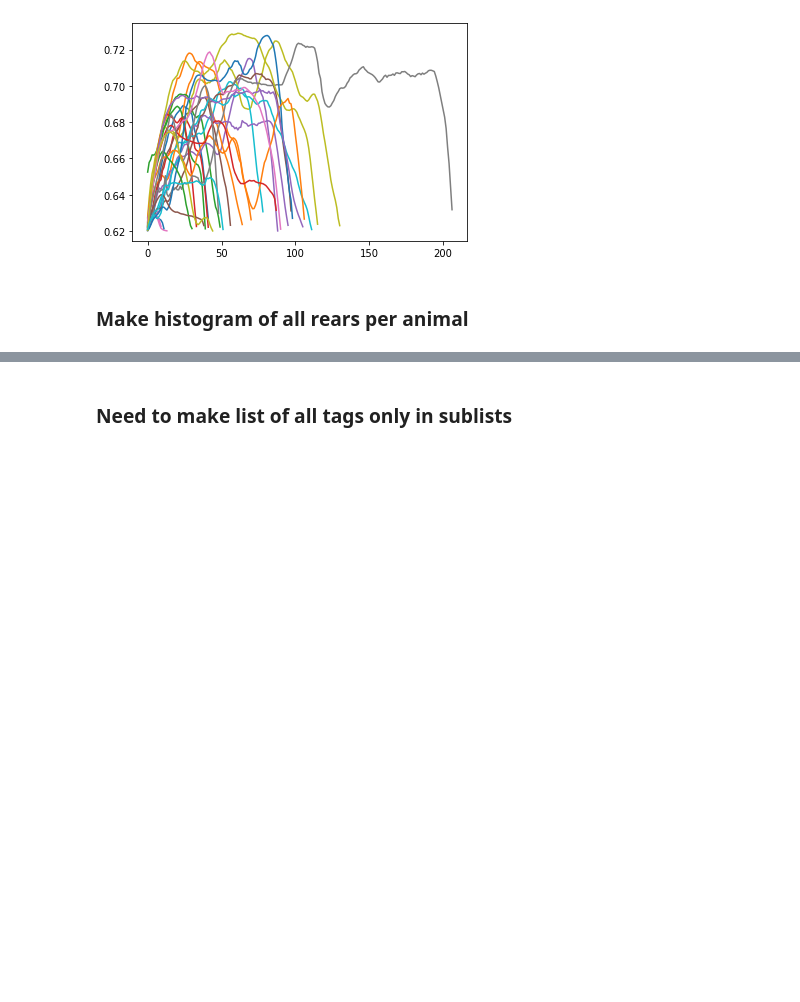
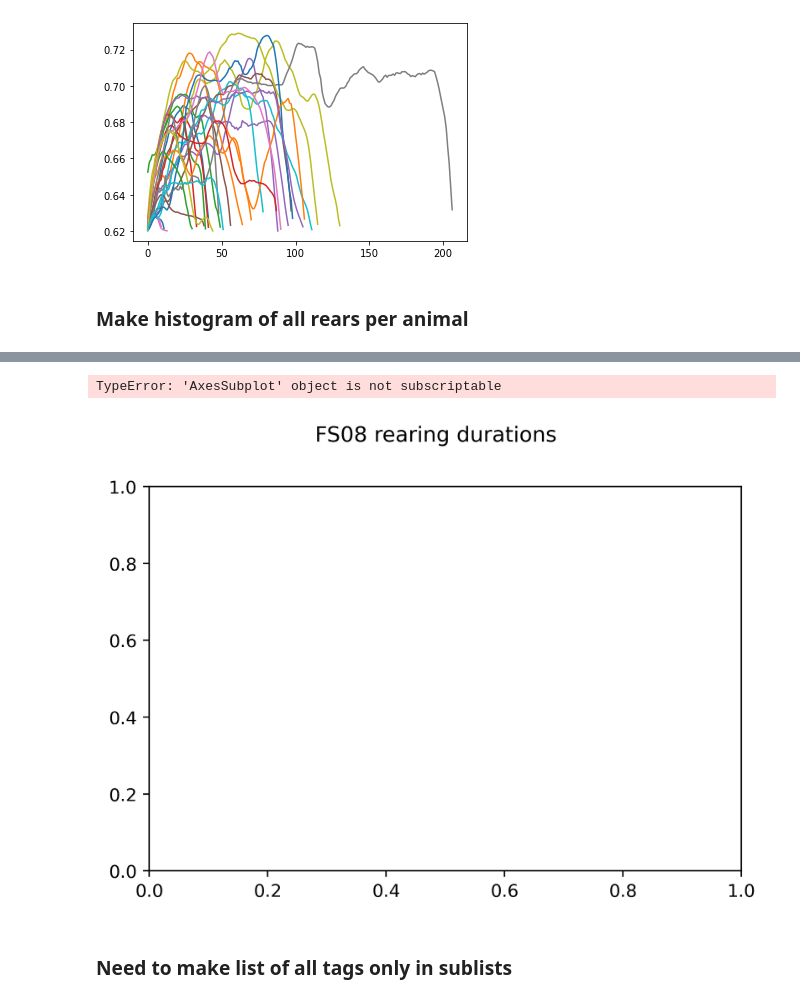
Before and after one commit to Fabalinks/Rearing_analysis, a Jupyter notebook: Code/20211201_FS_rearing_dynamics_PLOTTING.ipynb, the cells around one changed output, grey strips where cells are left out. Saved outputs shown, nothing was run; the diff lists cells and outputs as text; code cells hidden in the pictures; blank space fills up the shorter version.

```diff
--- a/Code/20211201_FS_rearing_dynamics_PLOTTING.ipynb
+++ b/Code/20211201_FS_rearing_dynamics_PLOTTING.ipynb
@@ -112,3 +117,24 @@ TypeError: 'float' object cannot be interpreted as an integer
+# %%
+
+def make_simple_graphs (animal_ID,lenght):
+    binwidth=.075
+    plt.tight_layout
+    bins = np.arange(0, 1.5 + binwidth, binwidth)
+    bins[1]= 0.085
+    fig, ax = plt.subplots(1,dpi=400,sharex=False)
+    fig.suptitle(animal_ID +' rearing durations',y=1)
+
+    N, bins, patches=ax[0].hist(ten_lenght)
+    ax.set_title('rear duration')
+    fig.tight_layout(pad=1.5)
+
+    #plt.savefig('%srat_rearing_distance_from_beacons_simple%s.png'%(figures,animal_ID), dpi = 100)
+
+
+make_simple_graphs('FS08' ,ten_lenght)
+# %% [output]
+TypeError: 'AxesSubplot' object is not subscriptable
+[figure, added]
 # %% [markdown]
 ### Need to make list of all tags only in sublists
 # %% [markdown]
```
Also changed, not shown: parts of 6 cells of this notebook, 1 other file.
